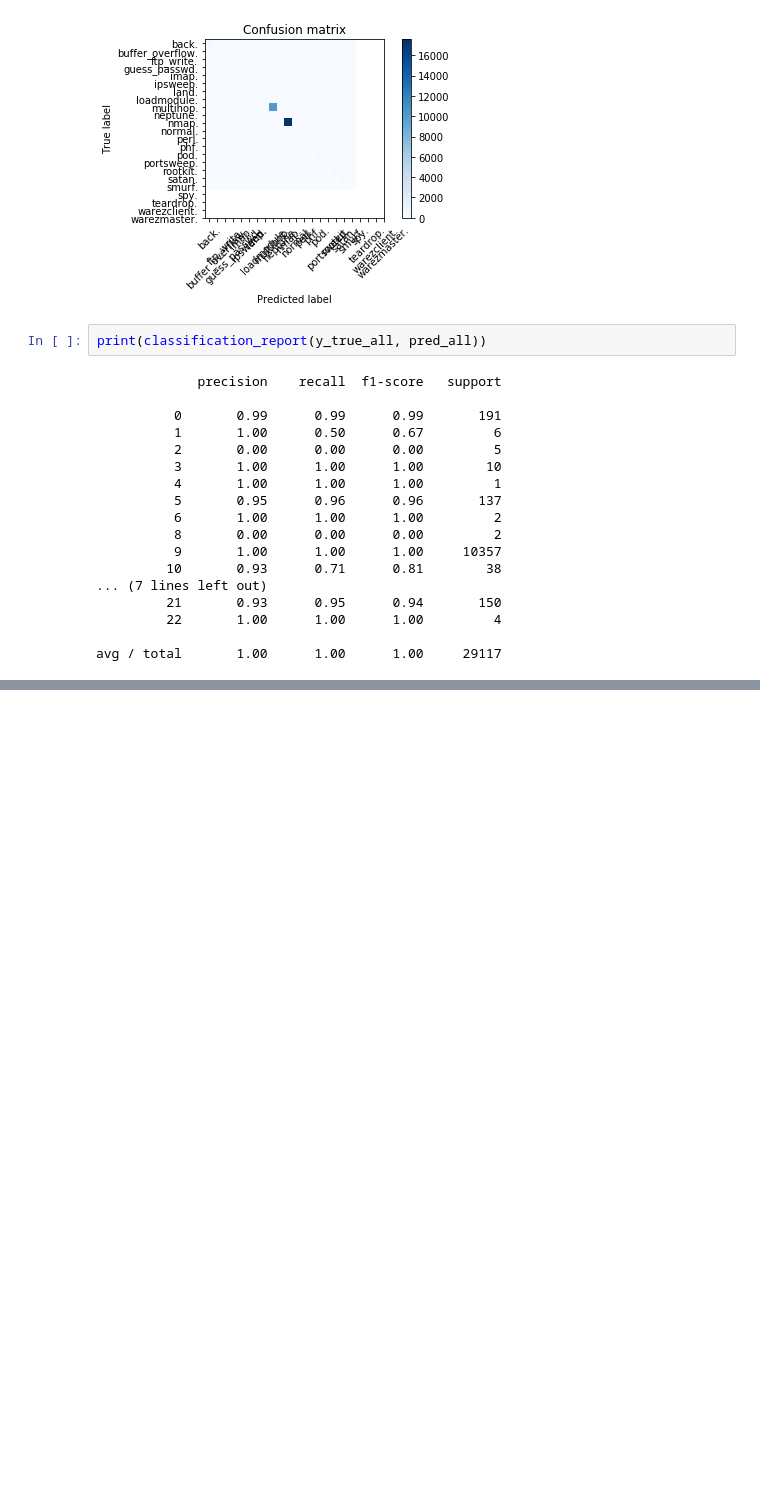
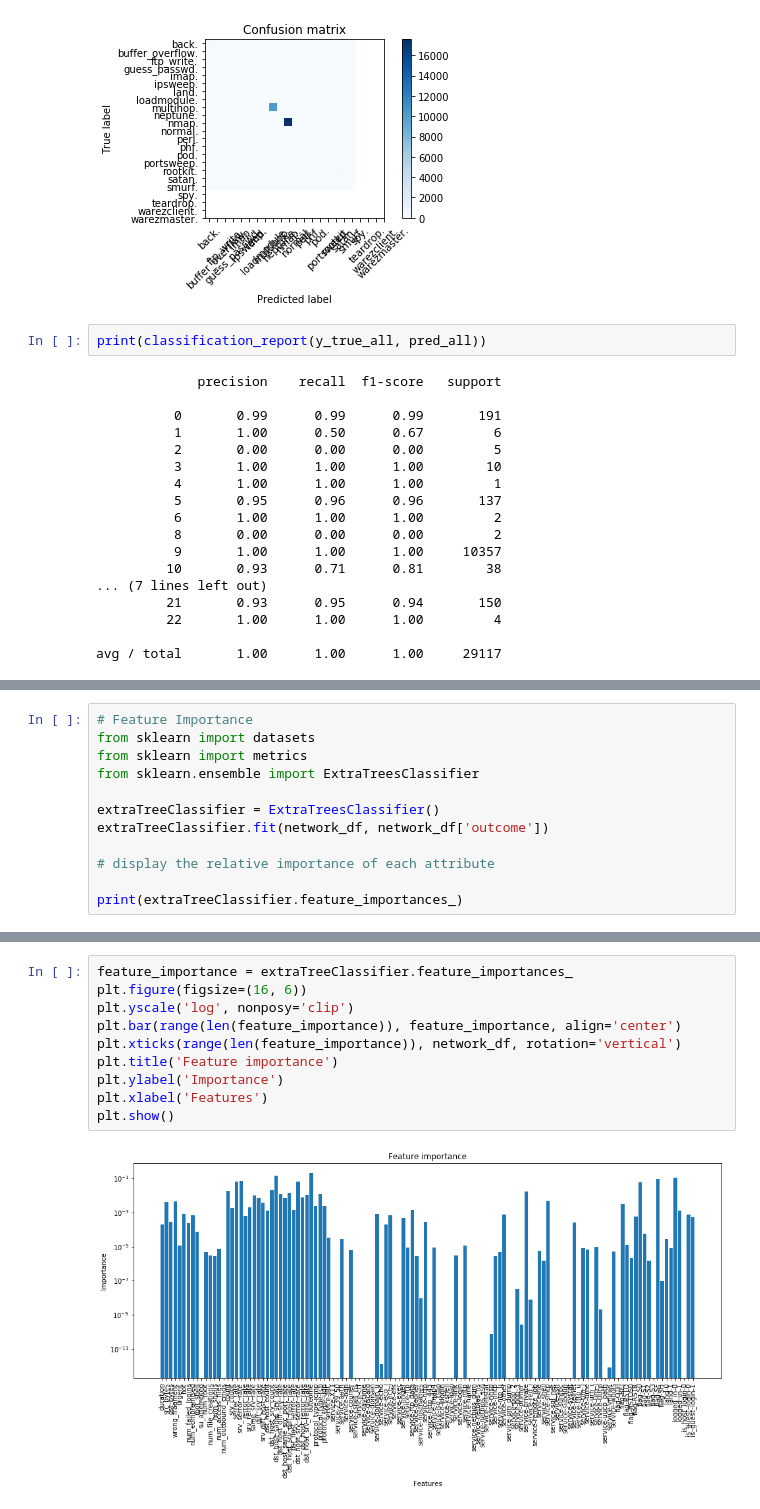
Before and after one commit to chandinin/AIML215, a Jupyter notebook: Project 3/MIni_project_3_sid.ipynb, the cells around one changed output, grey strips where cells are left out. Cells and saved outputs as stored; diff of their text form; blank space fills up the shorter version.

```diff
--- a/Project 3/MIni_project_3_sid.ipynb
+++ b/Project 3/MIni_project_3_sid.ipynb
@@ -829,0 +940,12 @@ avg / total       1.00      1.00      1.00     29117
+# %%
+# Feature Importance
+from sklearn import datasets
+from sklearn import metrics
+from sklearn.ensemble import ExtraTreesClassifier
+
+extraTreeClassifier = ExtraTreesClassifier()
+extraTreeClassifier.fit(network_df, network_df['outcome'])
+
+# display the relative importance of each attribute
+
+print(extraTreeClassifier.feature_importances_)
@@ -829,0 +970,12 @@ avg / total       1.00      1.00      1.00     29117
+# %%
+feature_importance = extraTreeClassifier.feature_importances_
+plt.figure(figsize=(16, 6))
+plt.yscale('log', nonposy='clip')
+plt.bar(range(len(feature_importance)), feature_importance, align='center')
+plt.xticks(range(len(feature_importance)), network_df, rotation='vertical')
+plt.title('Feature importance')
+plt.ylabel('Importance')
+plt.xlabel('Features')
+plt.show()
+# %% [output]
+[figure, added]
```
Also changed, not shown: parts of 26 cells of this notebook, 2 other files.
